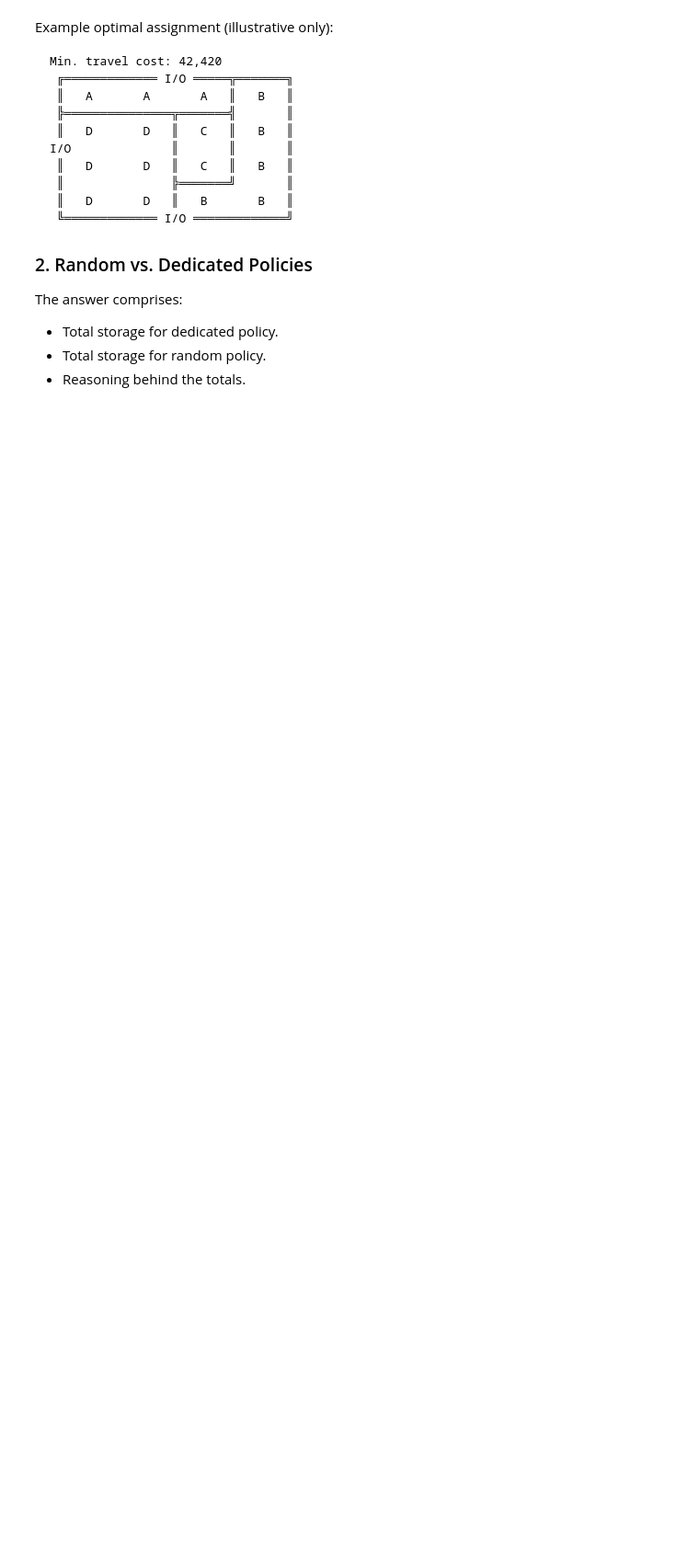
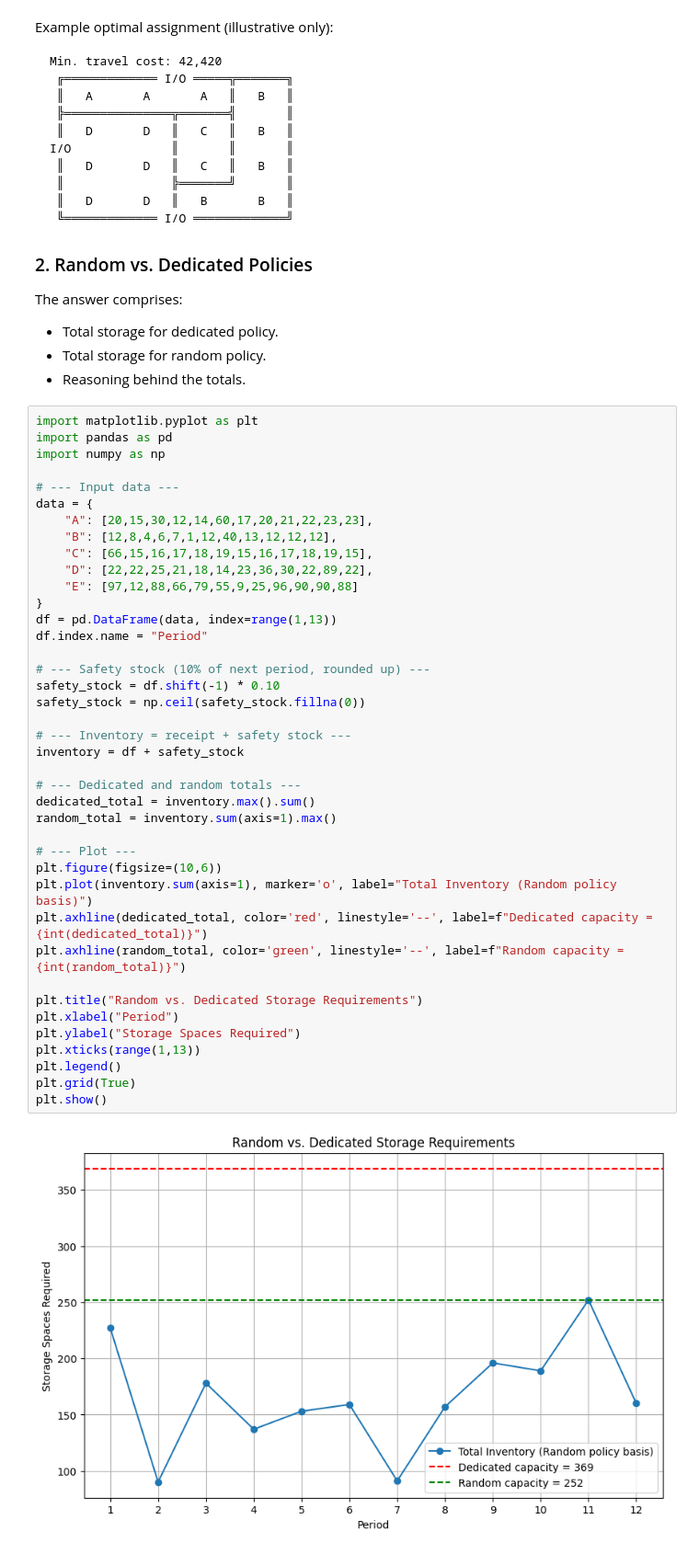
Before and after one commit to Ermling/Warehosuing_Ass_2, a Jupyter notebook: wh-as_storage-optimization_answer-template.ipynb, the cells around one changed output. Shown: that part at 92% size. Cells and saved outputs as stored; diff of their text form; blank space fills up the shorter version.

```diff
--- a/wh-as_storage-optimization_answer-template.ipynb
+++ b/wh-as_storage-optimization_answer-template.ipynb
@@ -233,3 +251,45 @@ The answer comprises:
 - Total storage for dedicated policy.
 - Total storage for random policy.
 - Reasoning behind the totals.
+# %%
+import matplotlib.pyplot as plt
+import pandas as pd
+import numpy as np
+
+# --- Input data ---
+data = {
+    "A": [20,15,30,12,14,60,17,20,21,22,23,23],
+    "B": [12,8,4,6,7,1,12,40,13,12,12,12],
+    "C": [66,15,16,17,18,19,15,16,17,18,19,15],
+    "D": [22,22,25,21,18,14,23,36,30,22,89,22],
+    "E": [97,12,88,66,79,55,9,25,96,90,90,88]
+}
+df = pd.DataFrame(data, index=range(1,13))
+df.index.name = "Period"
+
+# --- Safety stock (10% of next period, rounded up) ---
+safety_stock = df.shift(-1) * 0.10
+safety_stock = np.ceil(safety_stock.fillna(0))
+
+# --- Inventory = receipt + safety stock ---
+inventory = df + safety_stock
+
+# --- Dedicated and random totals ---
+dedicated_total = inventory.max().sum()
+random_total = inventory.sum(axis=1).max()
+
+# --- Plot ---
+plt.figure(figsize=(10,6))
+plt.plot(inventory.sum(axis=1), marker='o', label="Total Inventory (Random policy basis)")
+plt.axhline(dedicated_total, color='red', linestyle='--', label=f"Dedicated capacity = {int(dedicated_total)}")
+plt.axhline(random_total, color='green', linestyle='--', label=f"Random capacity = {int(random_total)}")
+
+plt.title("Random vs. Dedicated Storage Requirements")
+plt.xlabel("Period")
+plt.ylabel("Storage Spaces Required")
+plt.xticks(range(1,13))
+plt.legend()
+plt.grid(True)
+plt.show()
+# %% [output]
+[figure, added]
```
Also changed, not shown: parts of 1 cell of this notebook.
